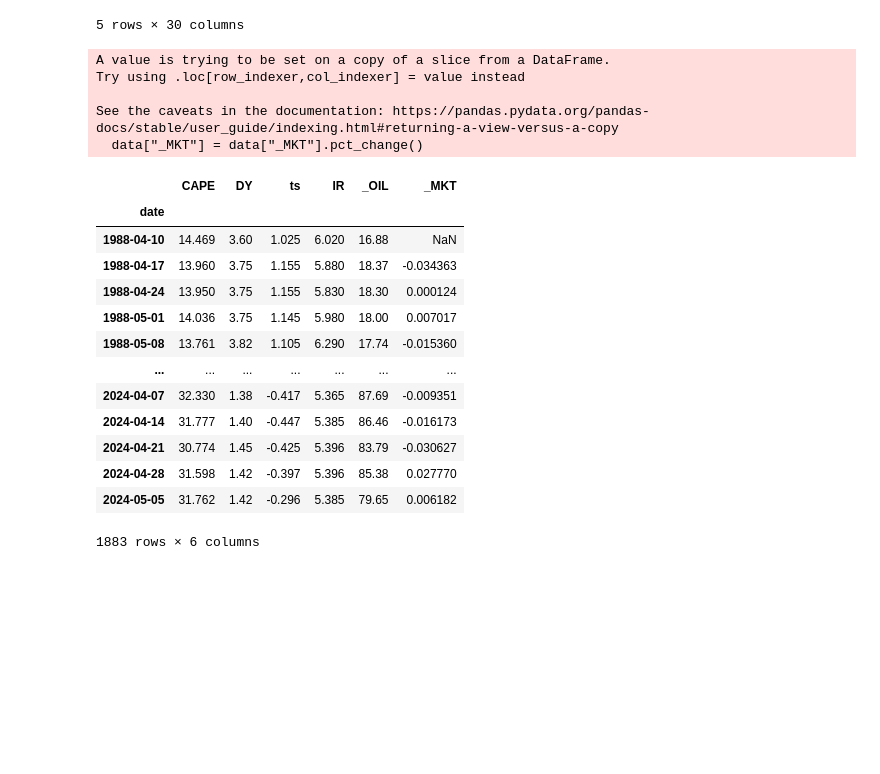
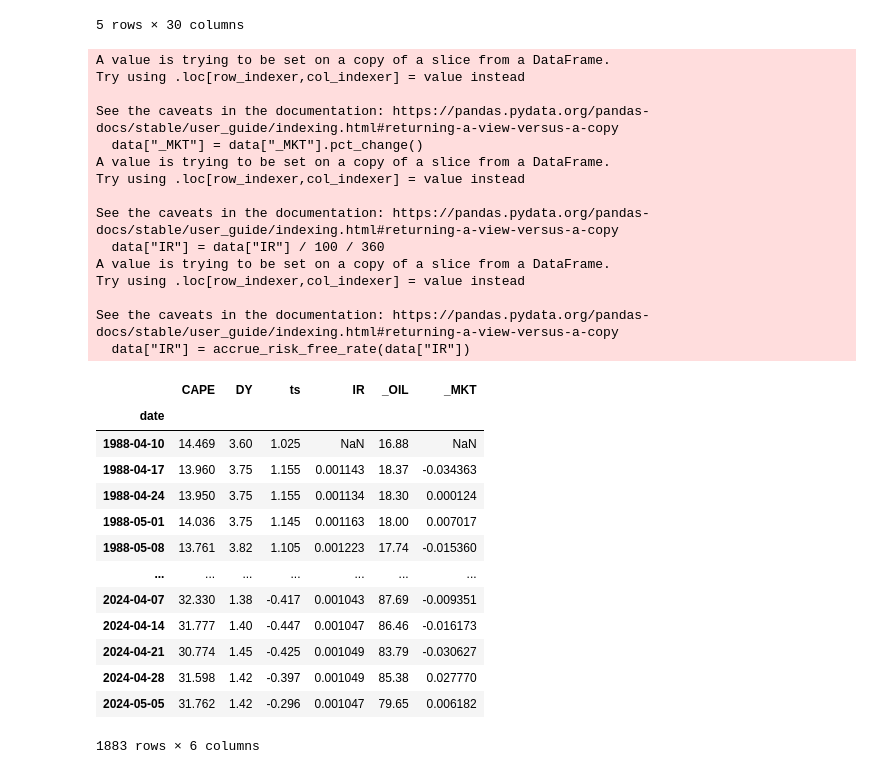
Before and after one commit to v-buchkov/ipsqt, a Jupyter notebook: experiments/0_Prepare_Data.ipynb, the cells around one changed output. Saved outputs shown, nothing was run; the diff lists cells and outputs as text; code cells hidden in the pictures; blank space fills up the shorter version.

```diff
--- a/experiments/0_Prepare_Data.ipynb
+++ b/experiments/0_Prepare_Data.ipynb
@@ -33,26 +32,38 @@ market_data["ts"] = market_data["Y10"] - market_data["Y02"]
 # %%
 data = market_data[["CAPE", "DY", "ts", "IR", "_OIL", "_MKT"]]
 data["_MKT"] = data["_MKT"].pct_change()
+data["IR"] = data["IR"] / 100 / 360
+data["IR"] = accrue_risk_free_rate(data["IR"])
 data
 # %% [output]
 A value is trying to be set on a copy of a slice from a DataFrame.
 Try using .loc[row_indexer,col_indexer] = value instead
 
 See the caveats in the documentation: https://pandas.pydata.org/pandas-docs/stable/user_guide/indexing.html#returning-a-view-versus-a-copy
   data["_MKT"] = data["_MKT"].pct_change()
+A value is trying to be set on a copy of a slice from a DataFrame.
+Try using .loc[row_indexer,col_indexer] = value instead
+
+See the caveats in the documentation: https://pandas.pydata.org/pandas-docs/stable/user_guide/indexing.html#returning-a-view-versus-a-copy
+  data["IR"] = data["IR"] / 100 / 360
+A value is trying to be set on a copy of a slice from a DataFrame.
+Try using .loc[row_indexer,col_indexer] = value instead
+
+See the caveats in the documentation: https://pandas.pydata.org/pandas-docs/stable/user_guide/indexing.html#returning-a-view-versus-a-copy
+  data["IR"] = accrue_risk_free_rate(data["IR"])
 |  | CAPE | DY | ts | IR | _OIL | _MKT |
 | date |  |  |  |  |  |  |
-| 1988-04-10 | 14.469 | 3.60 | 1.025 | 6.020 | 16.88 | NaN |
-| 1988-04-17 | 13.960 | 3.75 | 1.155 | 5.880 | 18.37 | -0.034363 |
-| 1988-04-24 | 13.950 | 3.75 | 1.155 | 5.830 | 18.30 | 0.000124 |
-| 1988-05-01 | 14.036 | 3.75 | 1.145 | 5.980 | 18.00 | 0.007017 |
-| 1988-05-08 | 13.761 | 3.82 | 1.105 | 6.290 | 17.74 | -0.015360 |
+| 1988-04-10 | 14.469 | 3.60 | 1.025 | NaN | 16.88 | NaN |
+| 1988-04-17 | 13.960 | 3.75 | 1.155 | 0.001143 | 18.37 | -0.034363 |
+| 1988-04-24 | 13.950 | 3.75 | 1.155 | 0.001134 | 18.30 | 0.000124 |
+| 1988-05-01 | 14.036 | 3.75 | 1.145 | 0.001163 | 18.00 | 0.007017 |
+| 1988-05-08 | 13.761 | 3.82 | 1.105 | 0.001223 | 17.74 | -0.015360 |
 | ... | ... | ... | ... | ... | ... | ... |
-| 2024-04-07 | 32.330 | 1.38 | -0.417 | 5.365 | 87.69 | -0.009351 |
-| 2024-04-14 | 31.777 | 1.40 | -0.447 | 5.385 | 86.46 | -0.016173 |
-| 2024-04-21 | 30.774 | 1.45 | -0.425 | 5.396 | 83.79 | -0.030627 |
-| 2024-04-28 | 31.598 | 1.42 | -0.397 | 5.396 | 85.38 | 0.027770 |
-| 2024-05-05 | 31.762 | 1.42 | -0.296 | 5.385 | 79.65 | 0.006182 |
+| 2024-04-07 | 32.330 | 1.38 | -0.417 | 0.001043 | 87.69 | -0.009351 |
+| 2024-04-14 | 31.777 | 1.40 | -0.447 | 0.001047 | 86.46 | -0.016173 |
+| 2024-04-21 | 30.774 | 1.45 | -0.425 | 0.001049 | 83.79 | -0.030627 |
+| 2024-04-28 | 31.598 | 1.42 | -0.397 | 0.001049 | 85.38 | 0.027770 |
+| 2024-05-05 | 31.762 | 1.42 | -0.296 | 0.001047 | 79.65 | 0.006182 |
 1883 rows × 6 columns
 # %%
 data.iloc[1:].to_csv(config.PATH_OUTPUT / config.DF_FILENAME)
```
Also changed, not shown: parts of 2 cells of this notebook, 7 other files.
